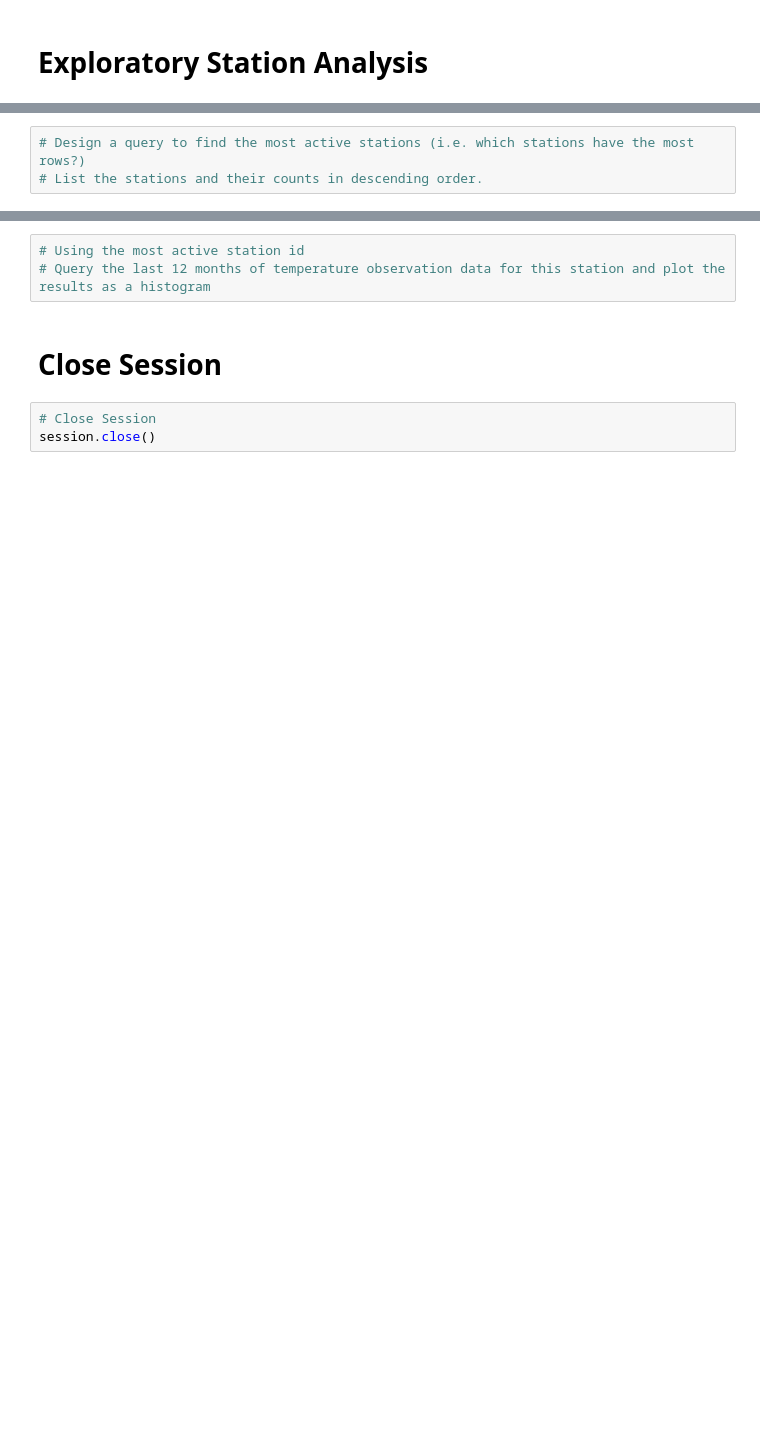
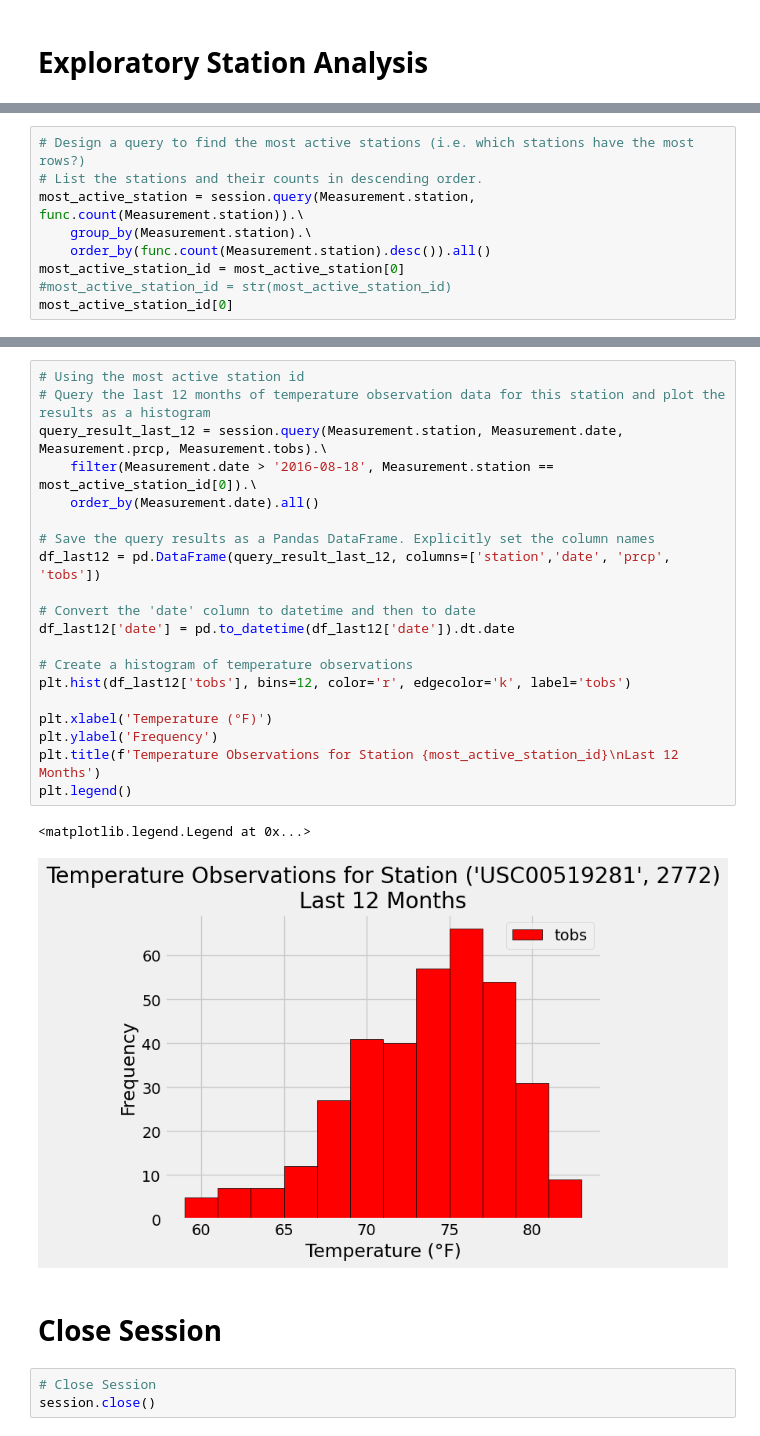
Before and after one commit to gamuhrai/sqlalchemy-challenge, a Jupyter notebook: SurfsUp/climate_starter copy.ipynb, the cells around one changed output, grey strips where cells are left out. Cells and saved outputs as stored; diff of their text form; blank space fills up the shorter version.

```diff
--- a/SurfsUp/climate_starter copy.ipynb
+++ b/SurfsUp/climate_starter copy.ipynb
@@ -67,3 +116,9 @@ session = Session(engine)
 # %%
 # Design a query to find the most active stations (i.e. which stations have the most rows?)
 # List the stations and their counts in descending order.
+most_active_station = session.query(Measurement.station, func.count(Measurement.station)).\
+    group_by(Measurement.station).\
+    order_by(func.count(Measurement.station).desc()).all()
+most_active_station_id = most_active_station[0]
+#most_active_station_id = str(most_active_station_id)
+most_active_station_id[0]
@@ -72,6 +142,26 @@ session = Session(engine)
-# %%
-# Using the most active station id
-# Query the last 12 months of temperature observation data for this station and plot the results as a histogram
+# %%
+# Using the most active station id
+# Query the last 12 months of temperature observation data for this station and plot the results as a histogram
+query_result_last_12 = session.query(Measurement.station, Measurement.date, Measurement.prcp, Measurement.tobs).\
+    filter(Measurement.date > '2016-08-18', Measurement.station == most_active_station_id[0]).\
+    order_by(Measurement.date).all()
+
+# Save the query results as a Pandas DataFrame. Explicitly set the column names
+df_last12 = pd.DataFrame(query_result_last_12, columns=['station','date', 'prcp', 'tobs'])
+
+# Convert the 'date' column to datetime and then to date
+df_last12['date'] = pd.to_datetime(df_last12['date']).dt.date
+
+# Create a histogram of temperature observations
+plt.hist(df_last12['tobs'], bins=12, color='r', edgecolor='k', label='tobs')
+
+plt.xlabel('Temperature (°F)')
+plt.ylabel('Frequency')
+plt.title(f'Temperature Observations for Station {most_active_station_id}\nLast 12 Months')
+plt.legend()
+# %% [output]
+<matplotlib.legend.Legend at 0x...>
+[figure, added]
 # %% [markdown]
 # Close Session
 # %%
```
Also changed, not shown: parts of 7 cells of this notebook, 2 other files.
